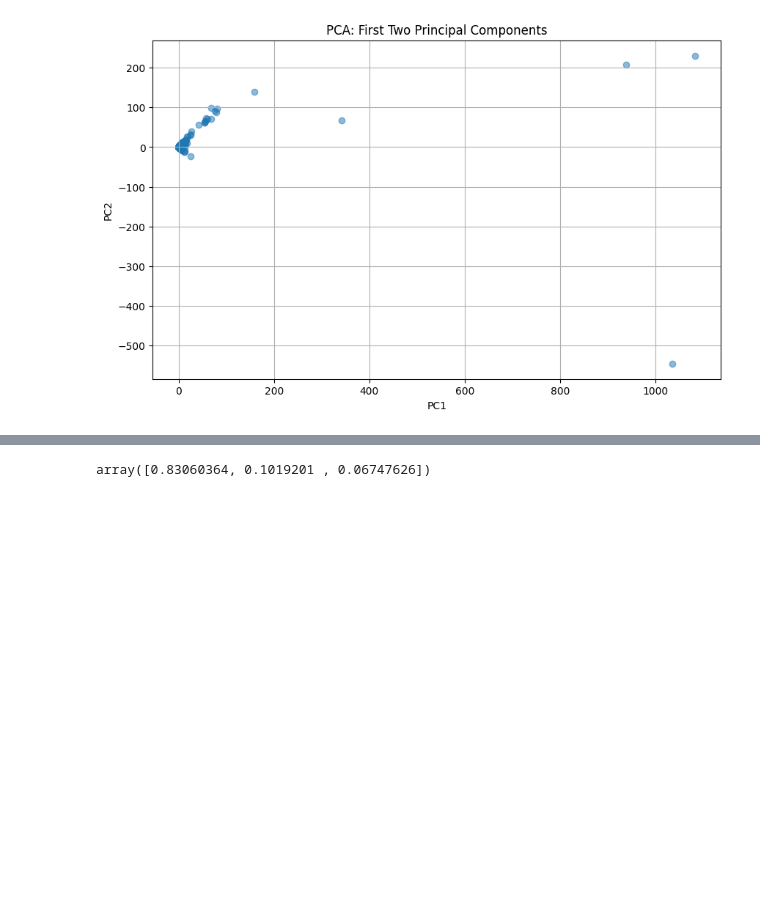
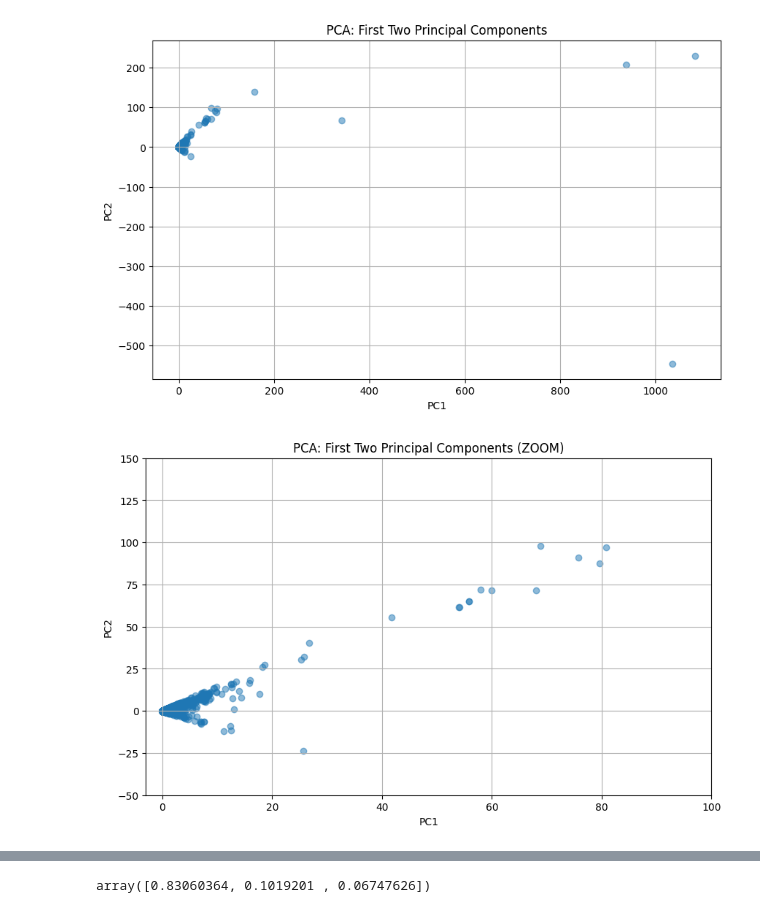
Before and after one commit to Ishikawa7/XMM-Newton-Analysis, a Jupyter notebook: PCA^2_pn.ipynb, the cells around one changed output, grey strips where cells are left out. Saved outputs shown, nothing was run; the diff lists cells and outputs as text; code cells hidden in the pictures; blank space fills up the shorter version.

```diff
--- a/PCA^2_pn.ipynb
+++ b/PCA^2_pn.ipynb
@@ -165,6 +165,20 @@ plt.grid()
 plt.show()
 # %% [output]
 [figure]
+# %%
+# scatter plot of the first two principal components
+plt.figure(figsize=(10, 6))
+plt.scatter(df_pca['PC1'], df_pca['PC2'], alpha=0.5)
+plt.title('PCA: First Two Principal Components (ZOOM)')
+plt.xlabel('PC1')
+plt.ylabel('PC2')
+# limit axes
+plt.xlim(-3, 100)
+plt.ylim(-50, 150)
+plt.grid()
+plt.show()
+# %% [output]
+[figure, added]
 # %%
 # create a dataframe with for each row the reconstruction errors for each PCA component
 # subtract the original data from the PCA inverse transformed data
```
Also changed, not shown: parts of 1 cell of this notebook, 13 other files.
